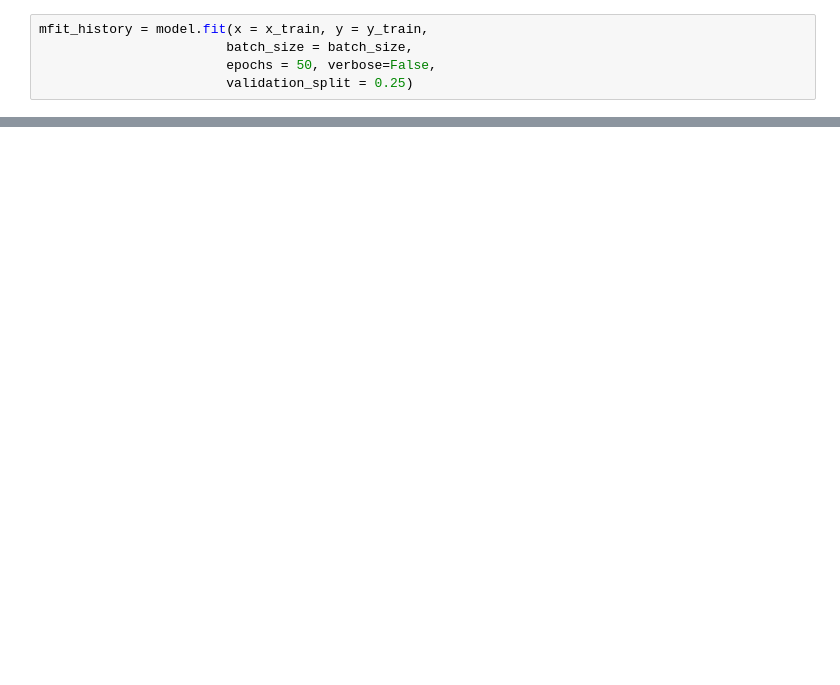
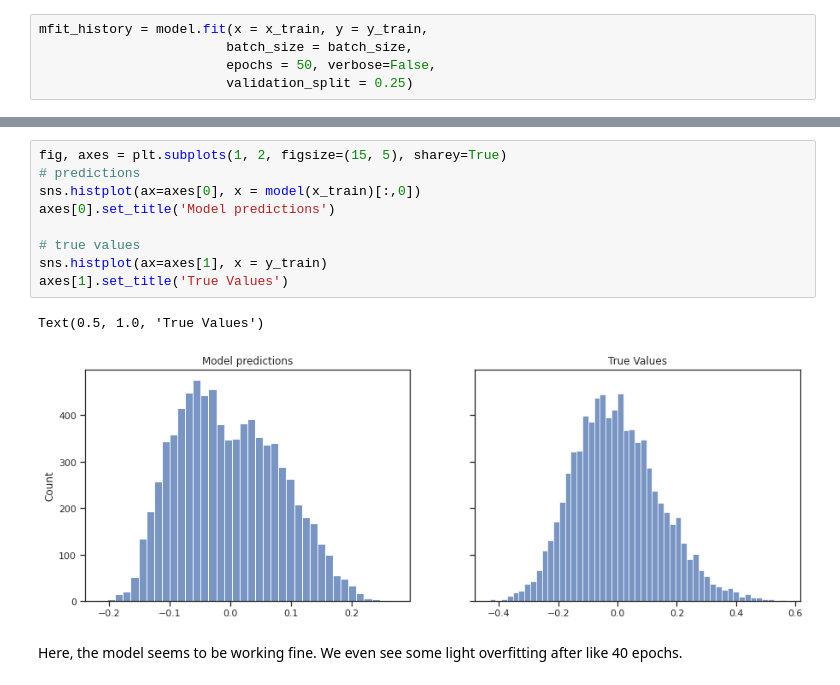
Before and after one commit to fredbec/drnn, a Jupyter notebook: simdat_analysis_CustomLoss.ipynb, the cells around one changed output, grey strips where cells are left out. Drawn from its saved outputs; the diff is of its cells as text; blank space fills up the shorter version.

```diff
--- a/simdat_analysis_CustomLoss.ipynb
+++ b/simdat_analysis_CustomLoss.ipynb
@@ -172,0 +213,14 @@ Model does not seem to be actually optimizing the negloglik?? Have to explore th
+# %%
+fig, axes = plt.subplots(1, 2, figsize=(15, 5), sharey=True)
+# predictions
+sns.histplot(ax=axes[0], x = model(x_train)[:,0])
+axes[0].set_title('Model predictions')
+
+# true values
+sns.histplot(ax=axes[1], x = y_train)
+axes[1].set_title('True Values')
+# %% [output]
+Text(0.5, 1.0, 'True Values')
+[figure, added]
+# %% [markdown]
+Here, the model seems to be working fine. We even see some light overfitting after like 40 epochs.
```
Also changed, not shown: parts of 17 cells of this notebook.
